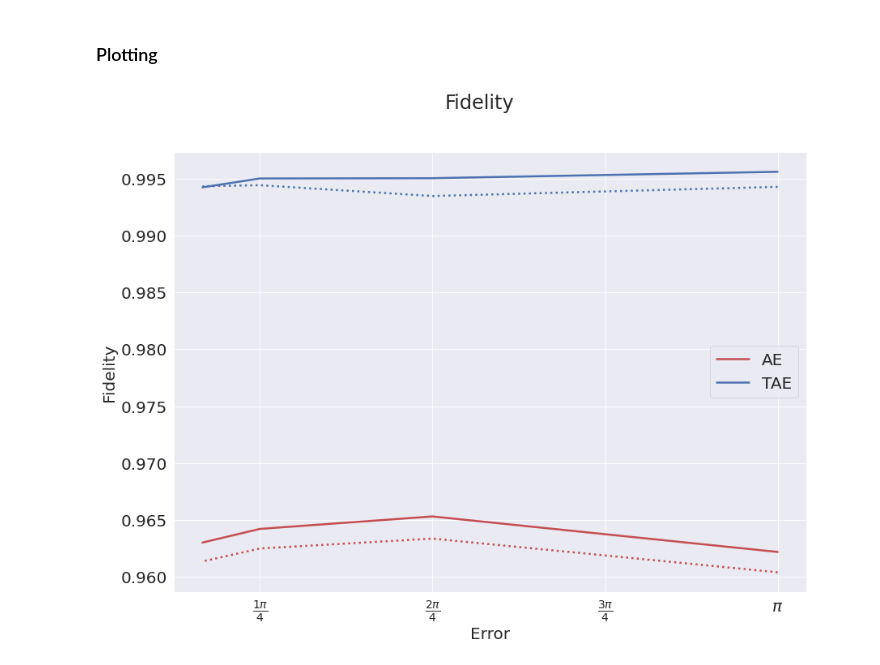
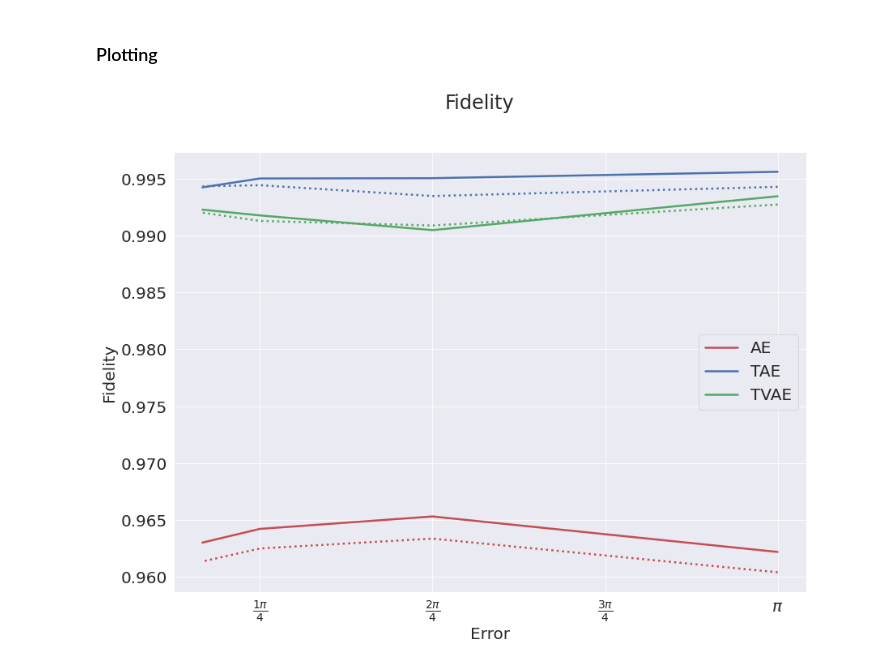
Before and after one commit to nahumsa/DM-Reconstruction, a Jupyter notebook: Analysis Results.ipynb, the cells around one changed output. Drawn from its saved outputs; the diff is of its cells as text; code cells hidden in the pictures.

Commit message:
Added TVAE w/ errors plot

```diff
--- a/Analysis Results.ipynb
+++ b/Analysis Results.ipynb
@@ -114,6 +114,26 @@ TAE_Fidelity_pi      = np.loadtxt('Results/Error/TAE_pi/TAE_Fidelity.txt')
 TAE_Loss_pi          = np.loadtxt('Results/Error/TAE_pi/TAE_Loss.txt')
 TAE_val_Fidelity_pi  = np.loadtxt('Results/Error/TAE_pi/val_TAE_Fidelity.txt')
 TAE_val_Loss_pi      = np.loadtxt('Results/Error/TAE_pi/val_TAE_Loss.txt')
+# %%
+TVAE_Fidelity_pi6     = np.loadtxt('Results/Error/TVAE_pi6/TVAE_Fidelity.txt')
+TVAE_Loss_pi6         = np.loadtxt('Results/Error/TVAE_pi6/TVAE_Loss.txt')
+TVAE_val_Fidelity_pi6 = np.loadtxt('Results/Error/TVAE_pi6/val_TVAE_Fidelity.txt')
+TVAE_val_Loss_pi6     = np.loadtxt('Results/Error/TVAE_pi6/val_TVAE_Loss.txt')
+
+TVAE_Fidelity_pi4     = np.loadtxt('Results/Error/TVAE_pi4/TVAE_Fidelity.txt')
+TVAE_Loss_pi4         = np.loadtxt('Results/Error/TVAE_pi4/TVAE_Loss.txt')
+TVAE_val_Fidelity_pi4 = np.loadtxt('Results/Error/TVAE_pi4/val_TVAE_Fidelity.txt')
+TVAE_val_Loss_pi4     = np.loadtxt('Results/Error/TVAE_pi4/val_TVAE_Loss.txt')
+
+TVAE_Fidelity_pi2     = np.loadtxt('Results/Error/TVAE_pi2/TVAE_Fidelity.txt')
+TVAE_Loss_pi2         = np.loadtxt('Results/Error/TVAE_pi2/TVAE_Loss.txt')
+TVAE_val_Fidelity_pi2 = np.loadtxt('Results/Error/TVAE_pi2/val_TVAE_Fidelity.txt')
+TVAE_val_Loss_pi2     = np.loadtxt('Results/Error/TVAE_pi2/val_TVAE_Loss.txt')
+
+TVAE_Fidelity_pi      = np.loadtxt('Results/Error/TVAE_pi/TVAE_Fidelity.txt')
+TVAE_Loss_pi          = np.loadtxt('Results/Error/TVAE_pi/TVAE_Loss.txt')
+TVAE_val_Fidelity_pi  = np.loadtxt('Results/Error/TVAE_pi/val_TVAE_Fidelity.txt')
+TVAE_val_Loss_pi      = np.loadtxt('Results/Error/TVAE_pi/val_TVAE_Loss.txt')
 # %%
 last = lambda x: x[-1]
 
@@ -130,6 +150,12 @@ TAE_fid = [last(TAE_Fidelity_pi), last(TAE_Fidelity_pi2),
 
 TAE_val_fid = [last(TAE_val_Fidelity_pi), last(TAE_val_Fidelity_pi2),
         last(TAE_val_Fidelity_pi4), last(TAE_val_Fidelity_pi6)]
+
+TVAE_fid = [last(TVAE_Fidelity_pi), last(TVAE_Fidelity_pi2),
+        last(TVAE_Fidelity_pi4), last(TVAE_Fidelity_pi6)]
+
+TVAE_val_fid = [last(TVAE_val_Fidelity_pi), last(TVAE_val_Fidelity_pi2),
+        last(TVAE_val_Fidelity_pi4), last(TVAE_val_Fidelity_pi6)]
 # %% [markdown]
 ### Plotting
 # %%
@@ -144,31 +170,34 @@ def fractions(x,pos):
 # %%
 import matplotlib.ticker as tck
 
 fig = plt.figure(figsize=(14,10))
 gs = fig.add_gridspec(1, 1)
 ax1 = fig.add_subplot(gs[0, 0])
 
 # ax1.xaxis.set_major_formatter(tck.FormatStrFormatter('%g $\pi$'))
 step = 1/4
 ax1.xaxis.set_major_locator(tck.MultipleLocator(step))
 ax1.xaxis.set_major_formatter(tck.FuncFormatter(fractions))
 for tick in ax1.xaxis.get_major_ticks():
     tick.label.set_fontsize(20)
 for tick in ax1.yaxis.get_major_ticks():
     tick.label.set_fontsize(20)
 
 fig.suptitle('Fidelity', size=24)
 
 ax1.plot(x_pi, AE_fid, 'r', label='AE')
 ax1.plot(x_pi, AE_val_fid, 'r:')
 
 ax1.plot(x_pi, TAE_fid, 'b', label='TAE')
 ax1.plot(x_pi, TAE_val_fid, 'b:')
 
+ax1.plot(x_pi, TVAE_fid, 'g', label='TVAE')
+ax1.plot(x_pi, TVAE_val_fid, 'g:')
+
 ax1.set_xlabel('Error', size=20)
 ax1.set_ylabel('Fidelity', size=20)
 ax1.legend(prop={'size':20})
 
 plt.show()
 # %% [output]
-[figure, old version]
+[figure, new version]
```
